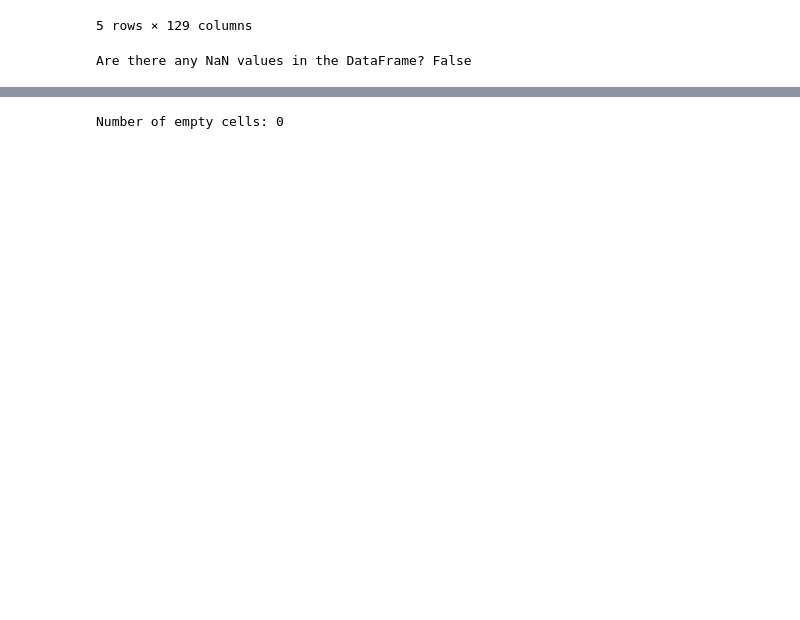
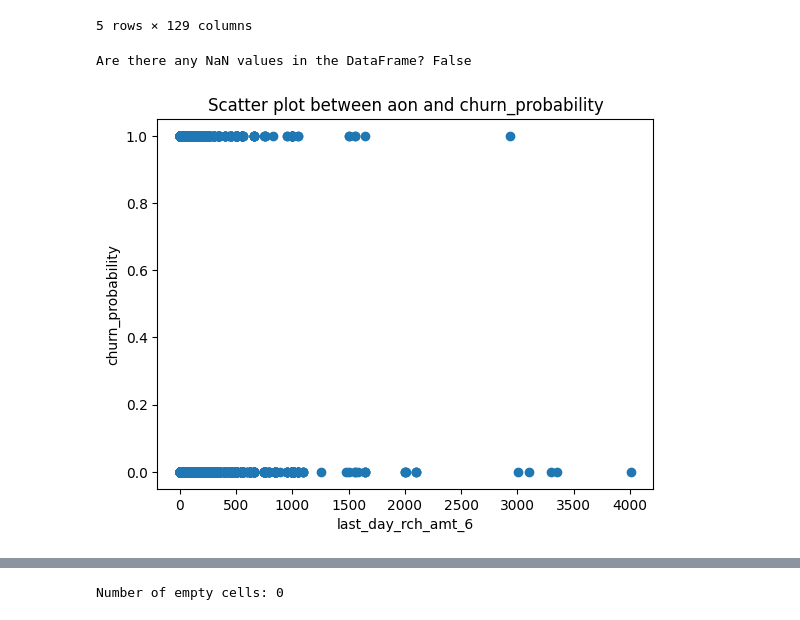
Before and after one commit to Vinaybora/Telecom-Churn-Prediction, a Jupyter notebook: eda.ipynb, the cells around one changed output, grey strips where cells are left out. Cells and saved outputs as stored; diff of their text form; code cells hidden in the pictures; blank space fills up the shorter version.

Commit message:
plots added

```diff
--- a/eda.ipynb
+++ b/eda.ipynb
@@ -199,3 +199,13 @@ has_nan = df.isna().any().any()
 print("Are there any NaN values in the DataFrame?",has_nan)
 # %% [output]
 Are there any NaN values in the DataFrame? False
+# %%
+# plot between aon and churn_probability
+from matplotlib import pyplot as plt
+plt.scatter(df['last_day_rch_amt_6'], df['churn_probability'])
+plt.xlabel('last_day_rch_amt_6')
+plt.ylabel('churn_probability')
+plt.title('Scatter plot between aon and churn_probability')
+plt.show()
+# %% [output]
+[figure, added]
```
Also changed, not shown: parts of 2 cells of this notebook, 1 other file.
